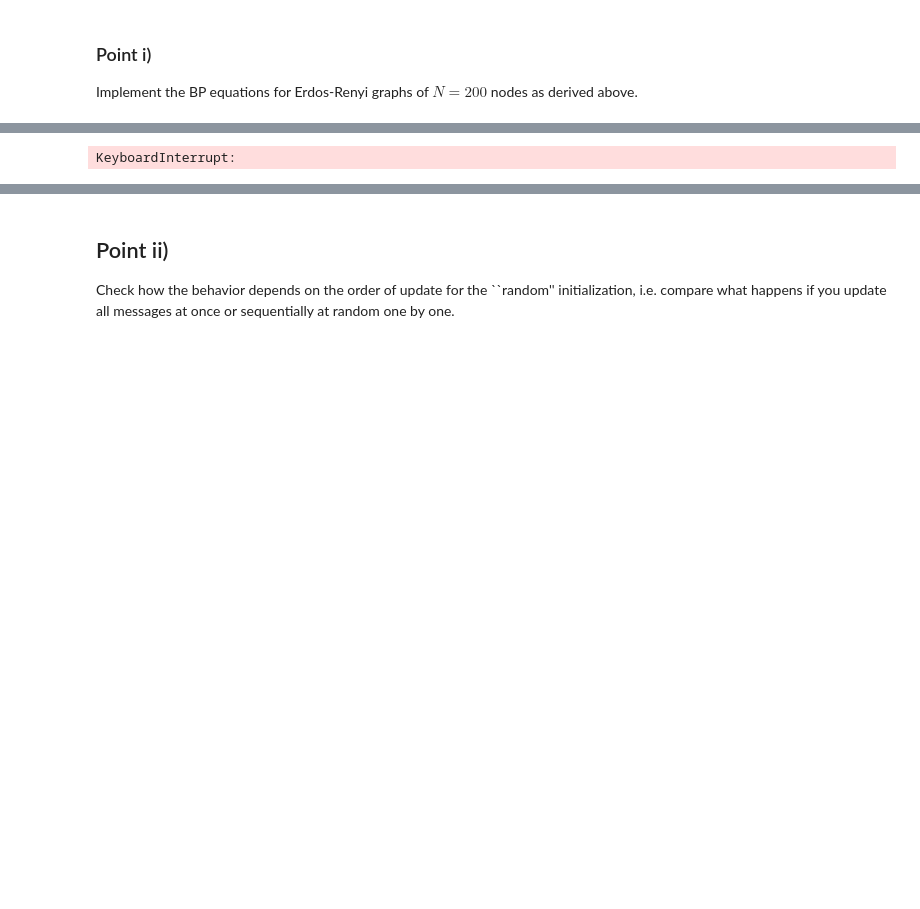
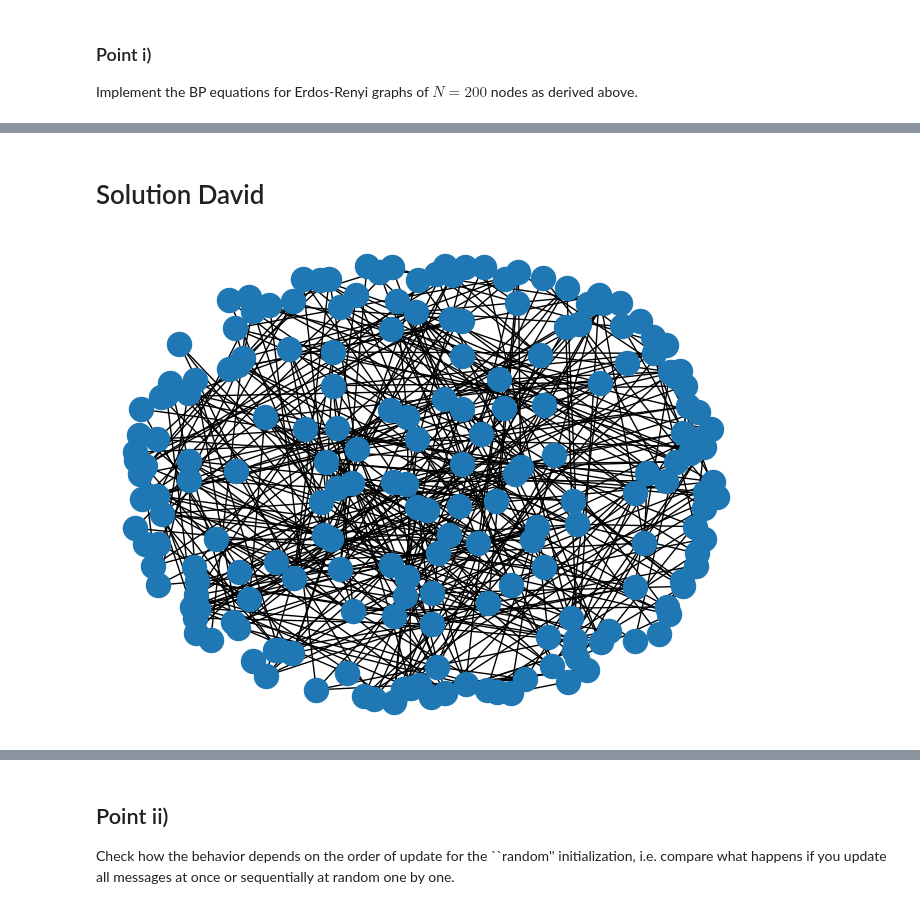
Before and after one commit to philippvb/APMLA-WS_21-22_material, a Jupyter notebook: Assignment/apmla_assignment_solution.ipynb, the cells around one changed output, grey strips where cells are left out. Drawn from its saved outputs; the diff is of its cells as text; code cells hidden in the pictures; blank space fills up the shorter version.

```diff
--- a/Assignment/apmla_assignment_solution.ipynb
+++ b/Assignment/apmla_assignment_solution.ipynb
@@ -283,6 +319,18 @@ def BP(G, init='random', update='parallel', max_it=1000, abs_tol=1e-4, alpha=0.1
 
     return(it, differences)
 # %%
-BP(G, update="random", init="random")
+# BP(G, update="random", init="random")
-# %% [output]
-KeyboardInterrupt:
+# %% [markdown]
+# Solution David
+# %%
+# Generate graph
+N, c = 200, 4  # N is the number of nodes, c is the average degree
+G = nx.erdos_renyi_graph(n=N, p=c/(N-1), seed=29)
+# G = G.to_directed() #
+# %%
+# inspect the graph
+pos=nx.spring_layout(G,k=1)
+nx.draw(G, pos)
+plt.show()
+# %% [output]
+[figure, added]
```
Also changed, not shown: parts of 15 cells of this notebook, 1 other file.
